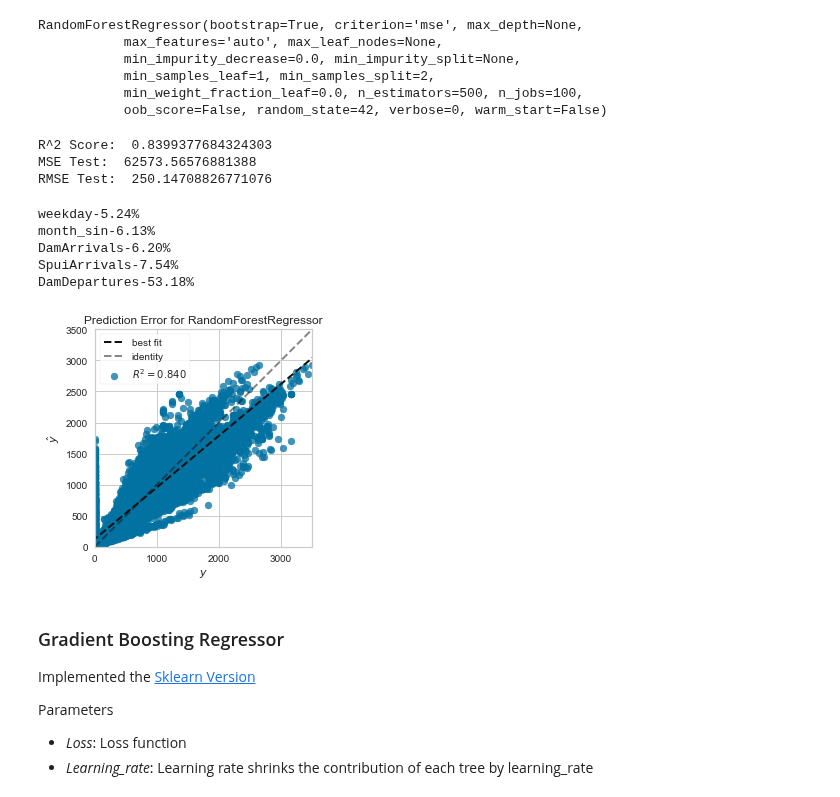
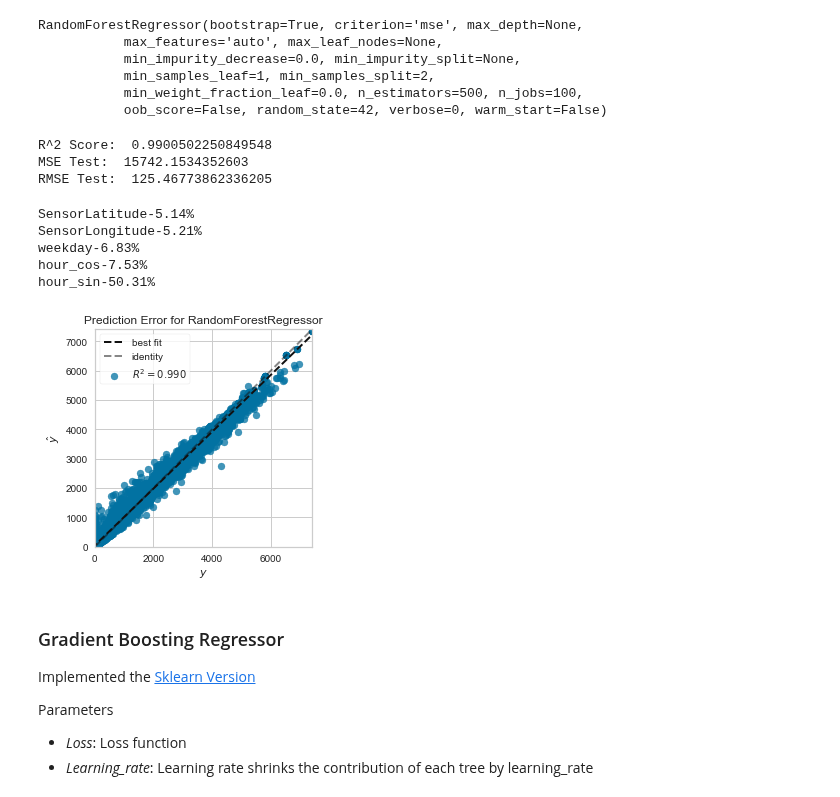
Before and after one commit to LeDon96/CrowdednessPrediction, a Jupyter notebook: Jupyter Notebooks/ModelExploration.ipynb, the cells around one changed output. Saved outputs shown, nothing was run; the diff lists cells and outputs as text; code cells hidden in the pictures.

Commit message:
fixed the model building

```diff
--- a/Jupyter Notebooks/ModelExploration.ipynb
+++ b/Jupyter Notebooks/ModelExploration.ipynb
@@ -301,3 +290,13 @@ Split the dataset into training and test data, using a [function from Sklearn](h
+# %%
+#Train
+x_train_reg = train_df_reg.drop(["CrowdednessCount"], axis=1)
+y_train_reg = train_df_reg["CrowdednessCount"]
+
+#Test
+x_test_reg = test_df_reg.drop(["CrowdednessCount"], axis=1)
+y_test_reg = test_df_reg["CrowdednessCount"]
+
+feature_labels_reg = train_df_reg.columns.values
 # %% [markdown]
 ### Linear Regression <a name="regBaseModel"></a>
 Implemented the [Sklearn Version](https://scikit-learn.org/stable/modules/generated/sklearn.linear_model.LinearRegression.html#sklearn.linear_model.LinearRegression)
@@ -306,7 +305,7 @@ Implemented the [Sklearn Version](https://scikit-learn.org/stable/modules/genera
 reg_base = LinearRegression(n_jobs=5)
 # %%
 #Fit the model
-reg_base.fit(x_train, y_train)
+reg_base.fit(x_train_reg, y_train_reg)
 # %% [output]
 LinearRegression(copy_X=True, fit_intercept=True, n_jobs=5, normalize=False)
 # %%
@@ -325,6 +324,6 @@ RMSE:  439.766665844873
 # %%
 visualizer = PredictionError(reg_base)
-visualizer.fit(x_train, y_train)  # Fit the training data to the visualizer
-visualizer.score(x_test, y_test)  # Evaluate the model on the test data
+visualizer.fit(x_train_reg, y_train_reg)  # Fit the training data to the visualizer
+visualizer.score(x_test_reg, y_test_reg)  # Evaluate the model on the test data
 g = visualizer.poof()
 # %% [output]
@@ -344,7 +343,7 @@ Parameters
 reg_rfg = RandomForestRegressor(n_estimators=500, criterion="mse", n_jobs=100, random_state=42, bootstrap=True)
 # %%
 #fit the model
-reg_rfg.fit(x_train, y_train)
+reg_rfg.fit(x_train_reg, y_train_reg)
 # %% [output]
 RandomForestRegressor(bootstrap=True, criterion='mse', max_depth=None,
            max_features='auto', max_leaf_nodes=None,
@@ -354,39 +353,39 @@ RandomForestRegressor(bootstrap=True, criterion='mse', max_depth=None,
            oob_score=False, random_state=42, verbose=0, warm_start=False)
 # %%
 #Score the model
-reg_rfg_score = reg_rfg.score(x_test, y_test)
+reg_rfg_score = reg_rfg.score(x_test_reg, y_test_reg)
 
 #Test
-y_pred = reg_rfg.predict(x_test)
-reg_rfg_mse = mean_squared_error(y_pred, y_test)
+y_pred_reg = reg_rfg.predict(x_test_reg)
+reg_rfg_mse = mean_squared_error(y_pred_reg, y_test_reg)
 
 print("R^2 Score: ", reg_rfg_score)
 print("MSE Test: ", reg_rfg_mse)
 print("RMSE Test: ", np.sqrt(reg_rfg_mse))
 # %% [output]
-R^2 Score:  0.8399377684324303
-MSE Test:  62573.56576881388
-RMSE Test:  250.14708826771076
+R^2 Score:  0.9900502250849548
+MSE Test:  15742.1534352603
+RMSE Test:  125.46773862336205
 # %%
 #Feature importance
 importance = reg_rfg.feature_importances_
 feature_indexes_by_importance = importance.argsort()
 feature_indexes_by_importance = feature_indexes_by_importance[-5:]
 for index in feature_indexes_by_importance:
-    print('{}-{:.2f}%'.format(feature_labels[index], (importance[index] *100.0)))
+    print('{}-{:.2f}%'.format(feature_labels_reg[index], (importance[index] *100.0)))
 # %% [output]
-weekday-5.24%
-month_sin-6.13%
-DamArrivals-6.20%
-SpuiArrivals-7.54%
-DamDepartures-53.18%
+SensorLatitude-5.14%
+SensorLongitude-5.21%
+weekday-6.83%
+hour_cos-7.53%
+hour_sin-50.31%
 # %%
 visualizer = PredictionError(reg_rfg)
-visualizer.fit(x_train, y_train)  # Fit the training data to the visualizer
-visualizer.score(x_test, y_test)  # Evaluate the model on the test data
+visualizer.fit(x_train_reg, y_train_reg)  # Fit the training data to the visualizer
+visualizer.score(x_test_reg, y_test_reg)  # Evaluate the model on the test data
 g = visualizer.poof()
 # %% [output]
-[figure, old version]
+[figure, new version]
 # %% [markdown]
 ### Gradient Boosting Regressor <a name="regGBRModel"></a>
 Implemented the [Sklearn Version](https://scikit-learn.org/stable/modules/generated/sklearn.ensemble.GradientBoostingRegressor.html#sklearn.ensemble.GradientBoostingRegressor)
```
Also changed, not shown: parts of 53 cells of this notebook.
